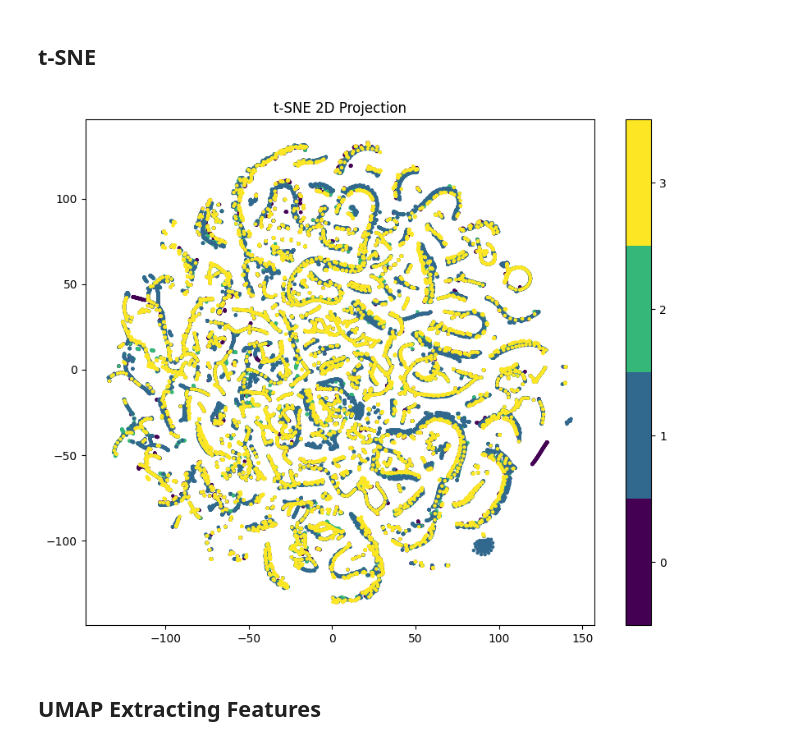
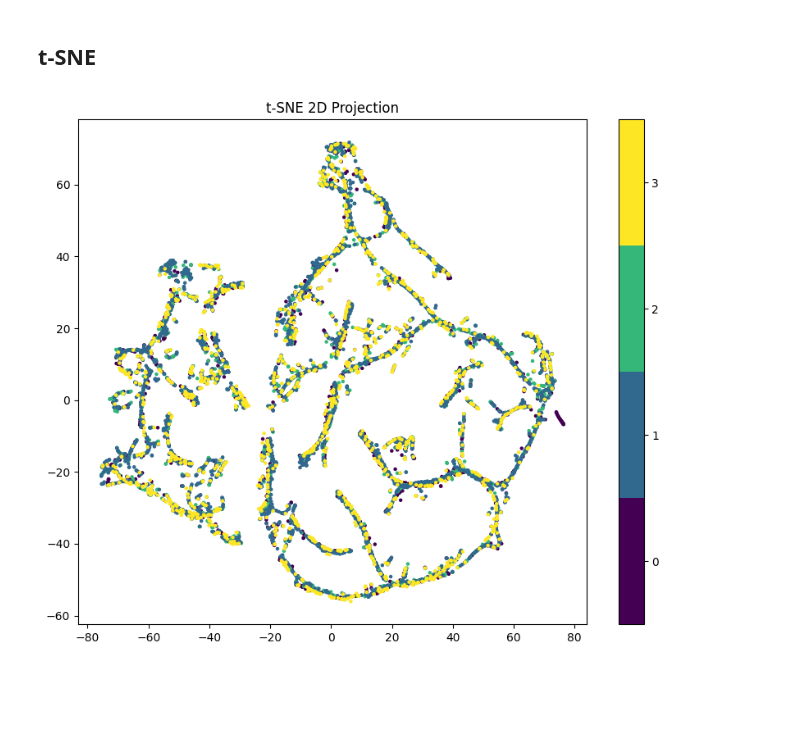
Before and after one commit to H-IAAC/sumo_data_synthesis, a Jupyter notebook: modelTraining.ipynb, the cells around one changed output. Cells and saved outputs as stored; diff of their text form; code cells hidden in the pictures; blank space fills up the shorter version.

```diff
--- a/modelTraining.ipynb
+++ b/modelTraining.ipynb
@@ -72,4 +73,30 @@ len(X)
 # %% [markdown]
 ## UMAP Sliding Windows
+# %%
+def create_sliding_windows(data, labels, window_size=15, step_size=5):
+    # This function returns the sliding windows and the labels for each window
+    # If output_3d is True, the output will be a 3D array, otherwise it will be a 2D array
+    # The 2D array is (num_samples, num_features), useful for ML and the 3D array is (num_samples, window_size/time_steps, num_features), useful for RNNs
+    # The difference is that the window is not flattened in the 3D array
+    X = []
+    y = []
+    for k in range(len(data)):
+        for i in range(0, len(data[k]) - window_size + 1, step_size):
+            end = i + window_size
+
+            if end > len(data[k]):
+                end = len(data[k])
+
+            window_label = labels[k] # Getting the most frequent event in the window
+            window = data[k][i:end].drop(['time', 'id'], axis=1) # Dropping 'evento' and 'seconds_passed' columns
+
+            if len(window) < window_size:
+                padding = np.zeros((window_size - len(window), len(window.columns))) # Padding the window with zeros and the same amount of columns
+                window = np.vstack([window, padding]) # Stacking the window and padding keeping the same order
+
+            X.append(np.array(window).flatten())
+            y.append(window_label)
+
+    return np.array(X), np.array(y)
 # %%
 def visualize_umap_2d(data, y_numeric, n_neighbors=5, min_dist=0.1, metric='euclidean'):
@@ -137,7 +164,7 @@ def visualize_umap_3d(data, labels=None, n_neighbors=15, min_dist=0.1, metric='e
     # Show the plot
     plt.show()
 # %%
-X_sliding, y_sliding = create_sliding_windows(df_list, y, window_size=10, step_size=2)
+X_sliding, y_sliding = create_sliding_windows(df_list, y, window_size=20, step_size=10)
 y_sliding = label_encoder.transform(y_sliding)
 X_sliding.shape, y_sliding.shape
 # %% [output]
@@ -145,3 +171,0 @@ X_sliding.shape, y_sliding.shape
-# %%
-X_sliding = X_sliding.reshape(X_sliding.shape[0], -1)
-X_sliding.shape
@@ -195,8 +250,6 @@ def visualize_tsne_2d(data, y_numeric, perplexity=30):
     plt.title('t-SNE 2D Projection')
     plt.show()
 # %%
-visualize_tsne_2d(X_sliding, y_sliding, perplexity=30)
+visualize_tsne_2d(X_sliding, y_sliding, perplexity=70)
 # %% [output]
-[figure, old version]
+[figure, new version]
-# %% [markdown]
-## UMAP Extracting Features
```
Also changed, not shown: parts of 20 cells of this notebook, 1 other file.
